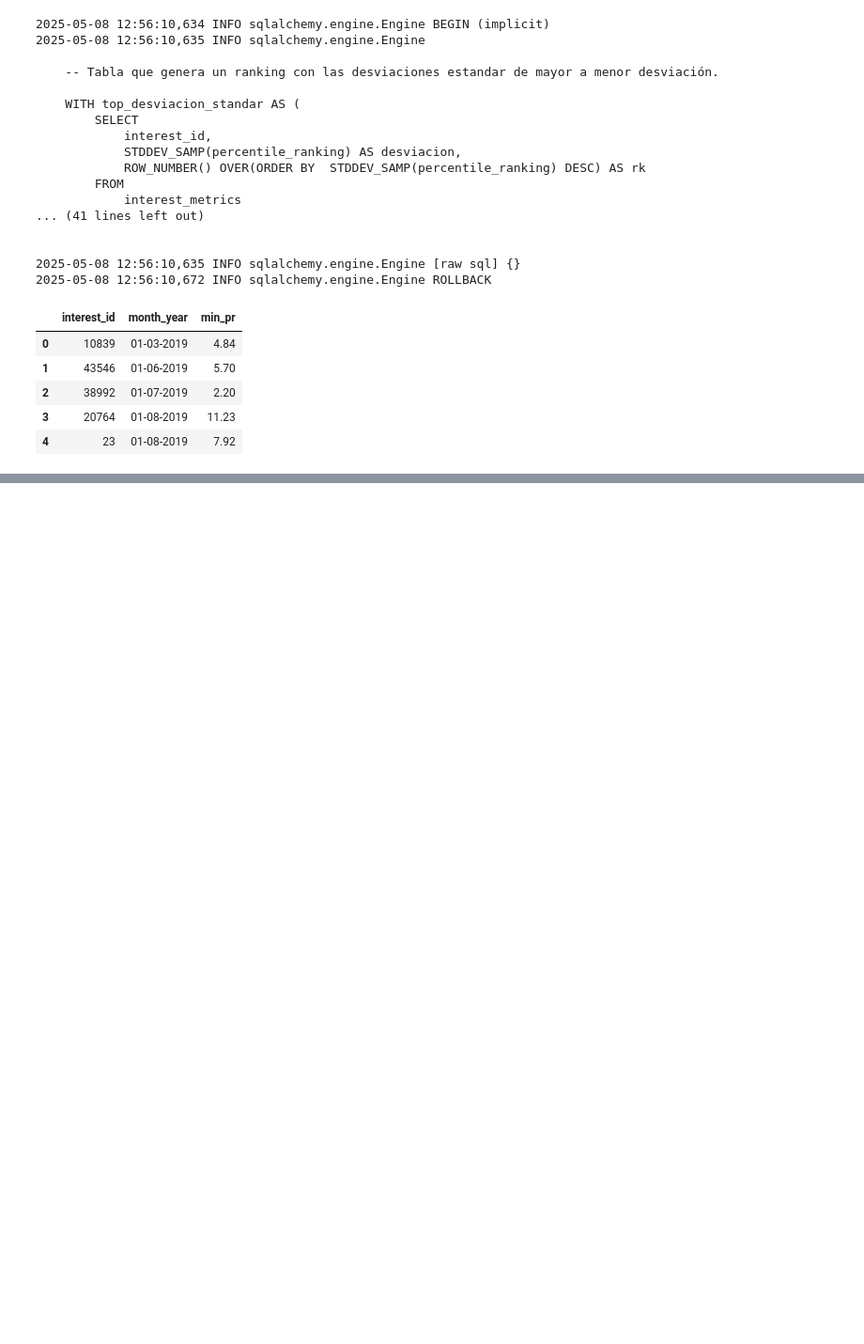
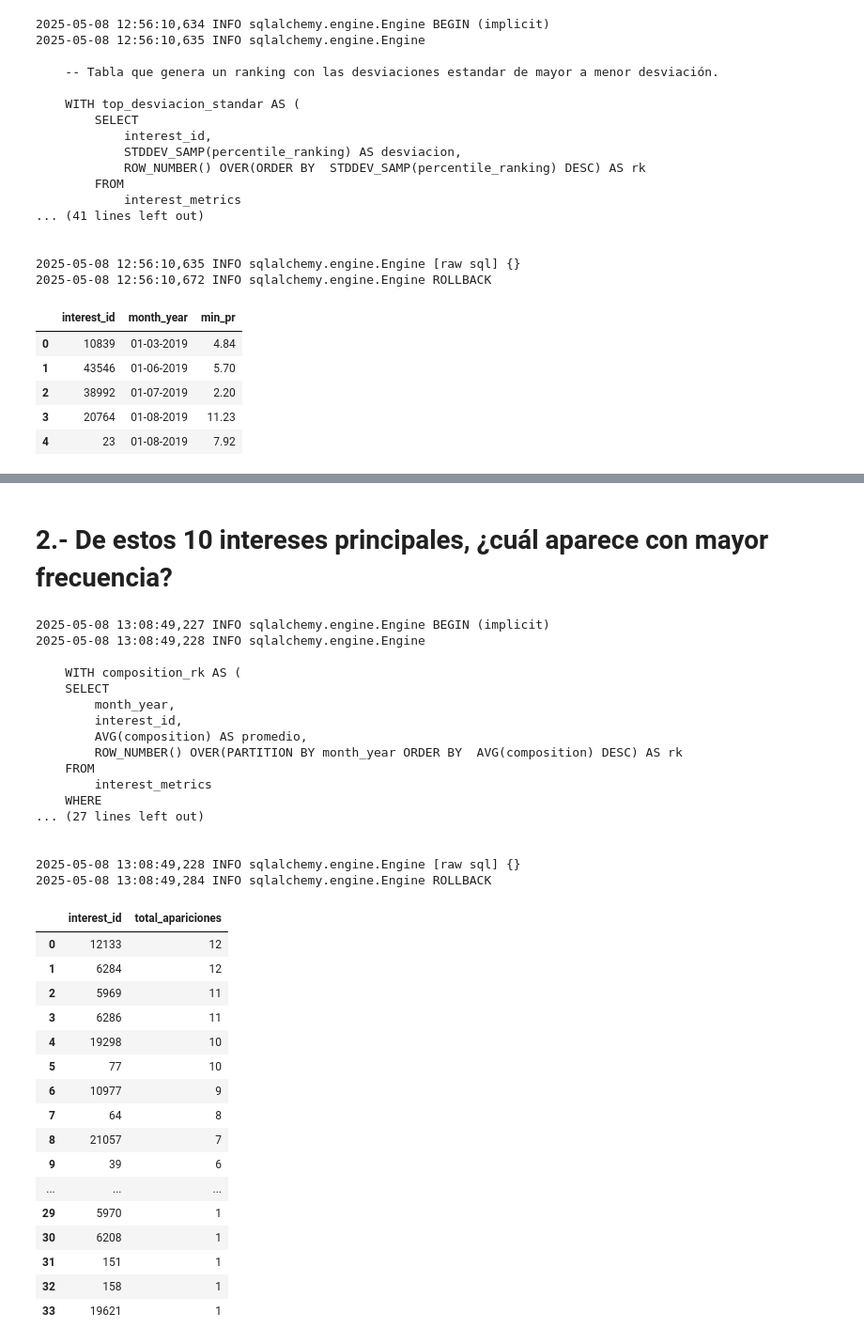
Before and after one commit to LLAES07/SQL_DESAFIO, a Jupyter notebook: Caso_8/Caso_8.ipynb, the cells around one changed output, grey strips where cells are left out. Shown at 94% size. Drawn from its saved outputs; the diff is of its cells as text; code cells hidden in the pictures; blank space fills up the shorter version.

```diff
--- a/Caso_8/Caso_8.ipynb
+++ b/Caso_8/Caso_8.ipynb
@@ -1466,0 +1532,79 @@ pd.read_sql_query(query, con=engine)
+# %% [markdown]
+# **2.- De estos 10 intereses principales, ¿cuál aparece con mayor frecuencia?**
+# %%
+query = '''
+
+    WITH composition_rk AS (
+    SELECT
+        month_year,
+        interest_id,
+        AVG(composition) AS promedio,
+        ROW_NUMBER() OVER(PARTITION BY month_year ORDER BY  AVG(composition) DESC) AS rk
+    FROM
+        interest_metrics
+    WHERE
+        month_year IS NOT NULL
+
+    GROUP BY
+        month_year,
+        interest_id
+    ),
+
+    top_10_compo AS (
+
+    SELECT
+        *
+    FROM
+        composition_rk
+    WHERE
+        rk <=10)
+
+    SELECT
+        interest_id,
+        COUNT(*) AS total_apariciones
+    FROM
+        top_10_compo
+    GROUP BY
+        interest_id
+    ORDER BY
+        total_apariciones DESC;
+
+
+
+'''
+pd.read_sql_query(query, con=engine)
+# %% [output]
+2025-05-08 13:08:49,227 INFO sqlalchemy.engine.Engine BEGIN (implicit)
+2025-05-08 13:08:49,228 INFO sqlalchemy.engine.Engine
+
+    WITH composition_rk AS (
+    SELECT
+        month_year,
+        interest_id,
+        AVG(composition) AS promedio,
+        ROW_NUMBER() OVER(PARTITION BY month_year ORDER BY  AVG(composition) DESC) AS rk
+    FROM
+        interest_metrics
+    WHERE
+... (27 lines left out)
+
+
+2025-05-08 13:08:49,228 INFO sqlalchemy.engine.Engine [raw sql] {}
+2025-05-08 13:08:49,284 INFO sqlalchemy.engine.Engine ROLLBACK
+|  | interest_id | total_apariciones |
+| 0 | 12133 | 12 |
+| 1 | 6284 | 12 |
+| 2 | 5969 | 11 |
+| 3 | 6286 | 11 |
+| 4 | 19298 | 10 |
+| 5 | 77 | 10 |
+| 6 | 10977 | 9 |
+| 7 | 64 | 8 |
+| 8 | 21057 | 7 |
+| 9 | 39 | 6 |
+| ... | ... | ... |
+| 29 | 5970 | 1 |
+| 30 | 6208 | 1 |
+| 31 | 151 | 1 |
+| 32 | 158 | 1 |
+| 33 | 19621 | 1 |
```
Also changed, not shown: parts of 4 cells of this notebook.
